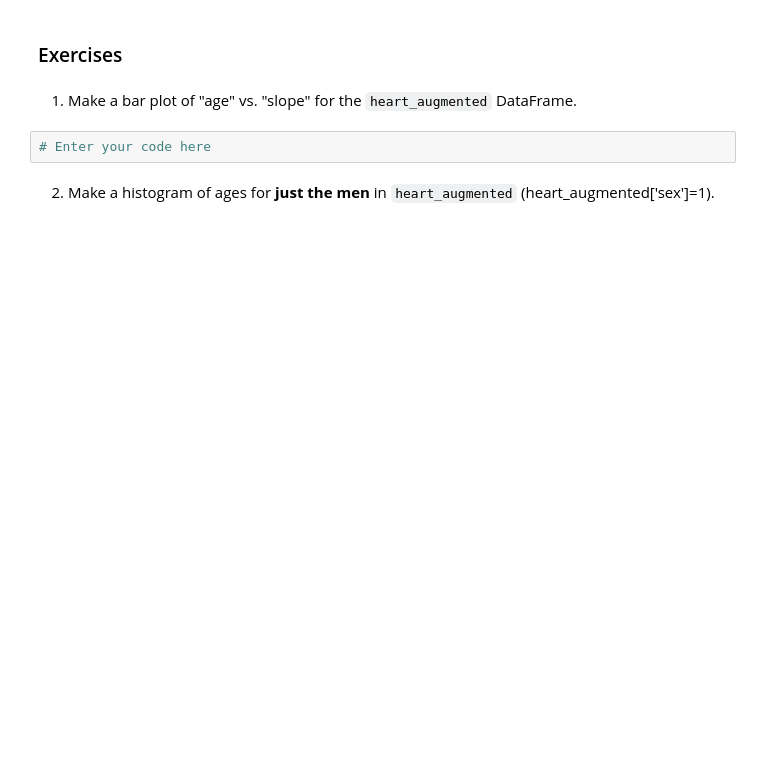
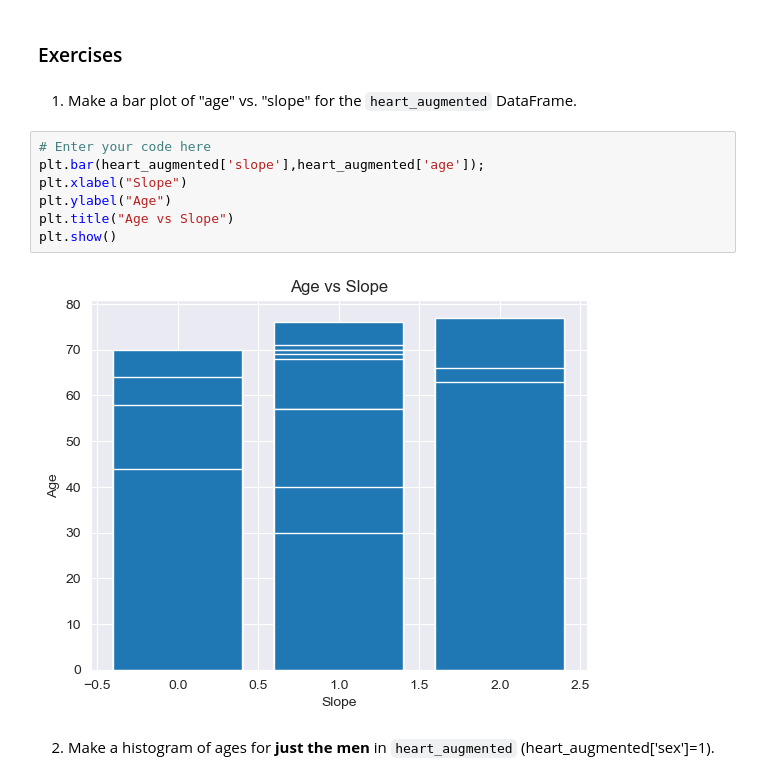
Before and after one commit to jvincent1113/Python_Lab_2, a Jupyter notebook: Python_Lab_Exercise_2_JVGiannantonio.ipynb, the cells around one changed output. Drawn from its saved outputs; the diff is of its cells as text; blank space fills up the shorter version.

```diff
--- a/Python_Lab_Exercise_2_JVGiannantonio.ipynb
+++ b/Python_Lab_Exercise_2_JVGiannantonio.ipynb
@@ -224,8 +534,15 @@ heart_augmented.hist(column='chol');
 ### Exercises
 # %% [markdown]
 1. Make a bar plot of "age" vs. "slope" for the `heart_augmented` DataFrame.
-# %%
-# Enter your code here
+# %%
+# Enter your code here
+plt.bar(heart_augmented['slope'],heart_augmented['age']);
+plt.xlabel("Slope")
+plt.ylabel("Age")
+plt.title("Age vs Slope")
+plt.show()
+# %% [output]
+[figure, added]
 # %% [markdown]
 2. Make a histogram of ages for **just the men** in `heart_augmented` (heart_augmented['sex']=1).
 # %%
```
Also changed, not shown: parts of 42 cells of this notebook.
